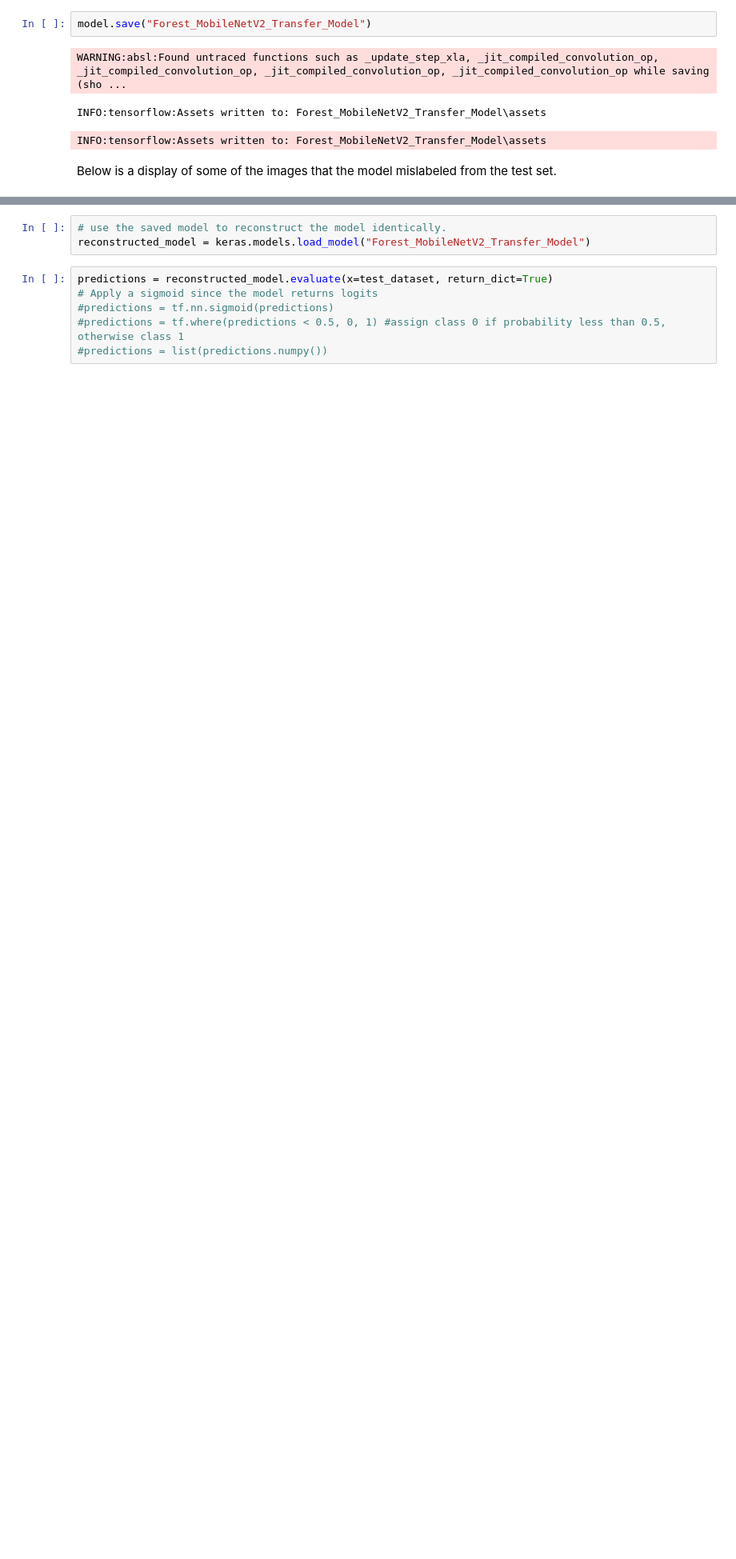
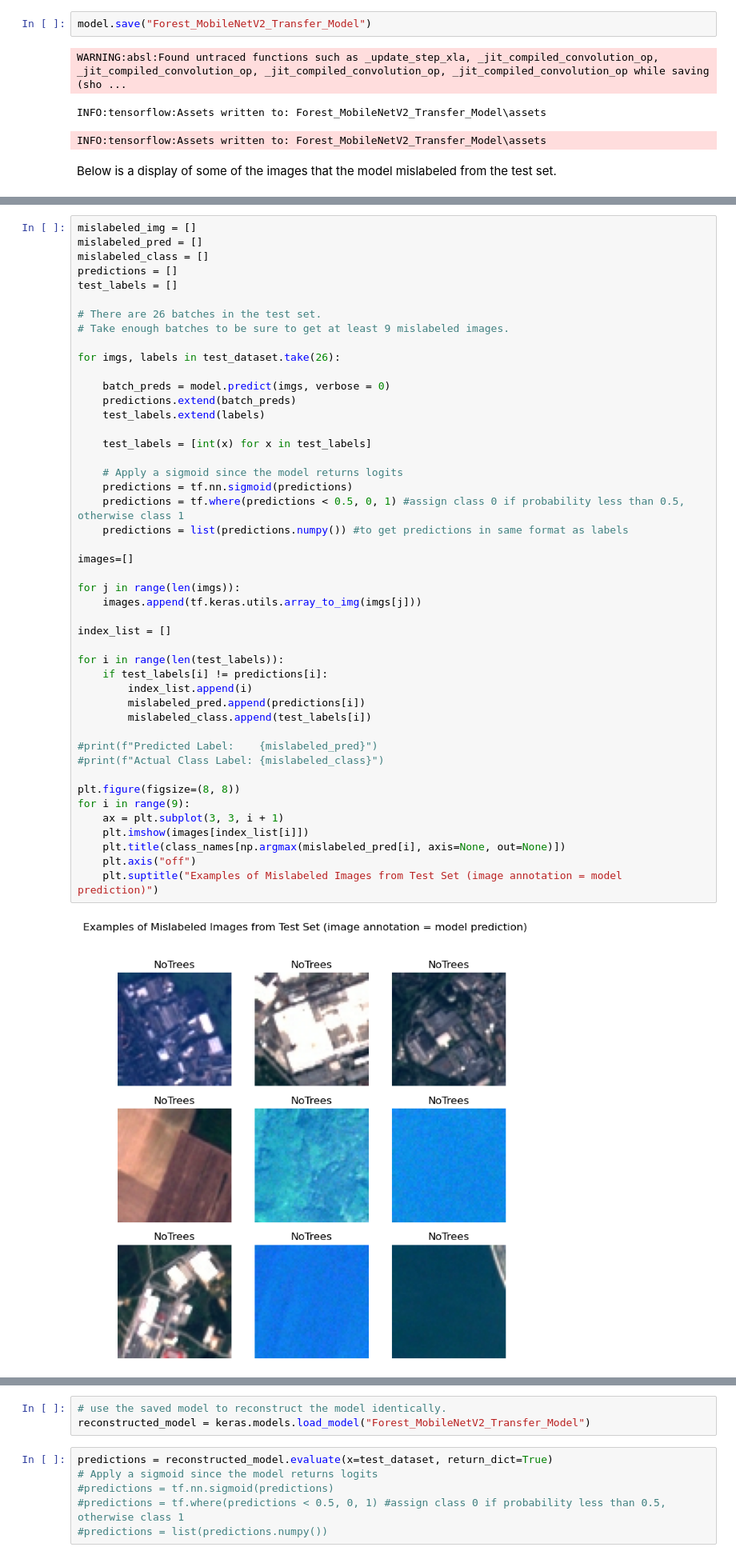
Before and after one commit to ehardwick2/Satellite_Image_Classification, a Jupyter notebook: mobilenetv2_transfer.ipynb, the cells around one changed output, grey strips where cells are left out. Shown at 80% size. Drawn from its saved outputs; the diff is of its cells as text; blank space fills up the shorter version.

Commit message:
fixed the mislabeled image viewer

```diff
--- a/mobilenetv2_transfer.ipynb
+++ b/mobilenetv2_transfer.ipynb
@@ -494 +455,49 @@ Trees
+# %%
+mislabeled_img = []
+mislabeled_pred = []
+mislabeled_class = []
+predictions = []
+test_labels = []
+
+# There are 26 batches in the test set.
+# Take enough batches to be sure to get at least 9 mislabeled images.
+
+for imgs, labels in test_dataset.take(26):
+
+    batch_preds = model.predict(imgs, verbose = 0)
+    predictions.extend(batch_preds)
+    test_labels.extend(labels)
+
+    test_labels = [int(x) for x in test_labels]
+
+    # Apply a sigmoid since the model returns logits
+    predictions = tf.nn.sigmoid(predictions)
+    predictions = tf.where(predictions < 0.5, 0, 1) #assign class 0 if probability less than 0.5, otherwise class 1
+    predictions = list(predictions.numpy()) #to get predictions in same format as labels
+
+images=[]
+
+for j in range(len(imgs)):
+    images.append(tf.keras.utils.array_to_img(imgs[j]))
+
+index_list = []
+
+for i in range(len(test_labels)):
+    if test_labels[i] != predictions[i]:
+        index_list.append(i)
+        mislabeled_pred.append(predictions[i])
+        mislabeled_class.append(test_labels[i])
+
+#print(f"Predicted Label:    {mislabeled_pred}")
+#print(f"Actual Class Label: {mislabeled_class}")
+
+plt.figure(figsize=(8, 8))
+for i in range(9):
+    ax = plt.subplot(3, 3, i + 1)
+    plt.imshow(images[index_list[i]])
+    plt.title(class_names[np.argmax(mislabeled_pred[i], axis=None, out=None)])
+    plt.axis("off")
+    plt.suptitle("Examples of Mislabeled Images from Test Set (image annotation = model prediction)")
+# %% [output]
+[figure, added]
 # %% [markdown]
```
Also changed, not shown: parts of 10 cells of this notebook.
